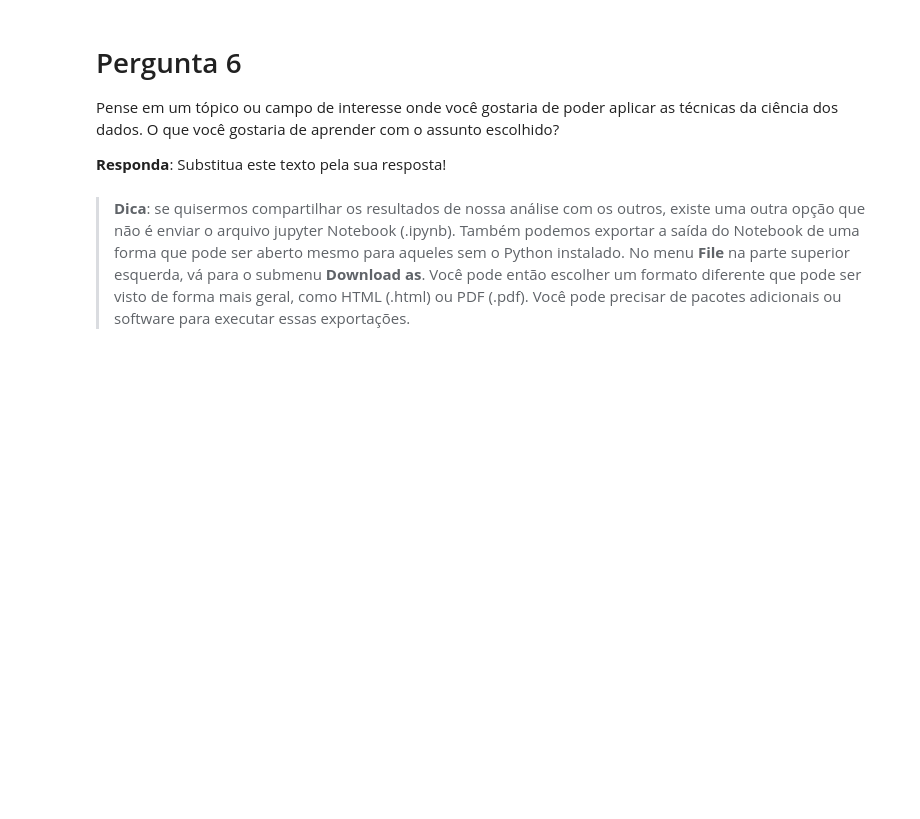
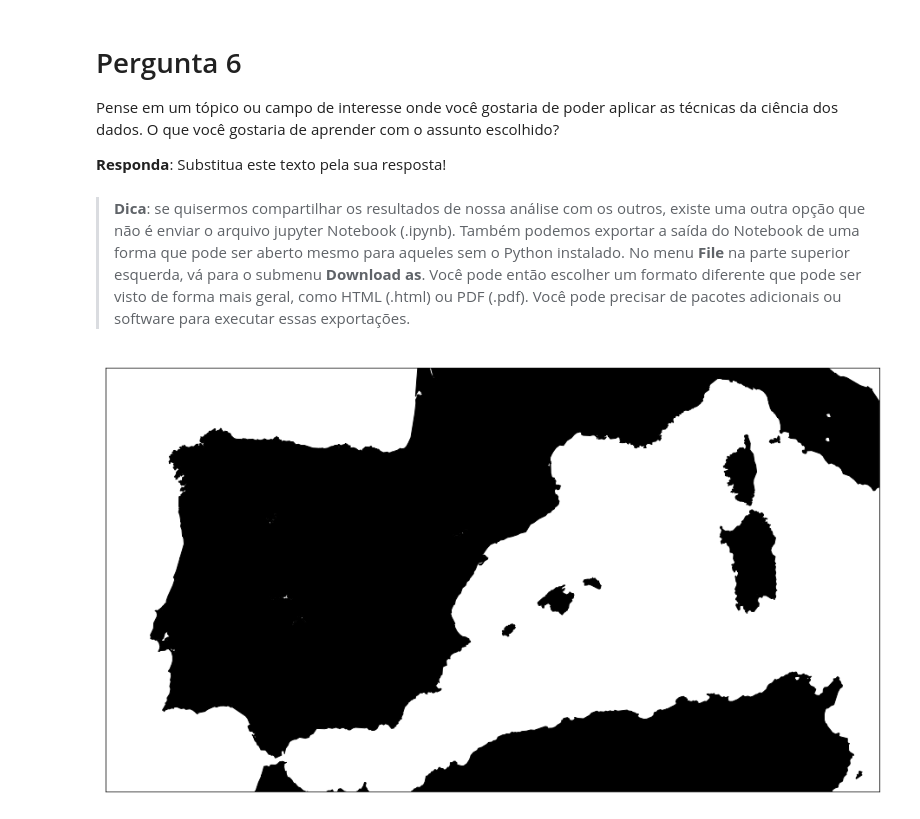
Before and after one commit to jpventura/BikeShareAnalysis, a Jupyter notebook: Analise_Bay_Area_Bike_Share-NDFDSI.ipynb, the cells around one changed output. Drawn from its saved outputs; the diff is of its cells as text; code cells hidden in the pictures; blank space fills up the shorter version.

```diff
--- a/Analise_Bay_Area_Bike_Share-NDFDSI.ipynb
+++ b/Analise_Bay_Area_Bike_Share-NDFDSI.ipynb
@@ -489,3 +394,24 @@ Pense em um tópico ou campo de interesse onde você gostaria de poder aplicar a
 **Responda**: Substitua este texto pela sua resposta!
 # %% [markdown]
 > **Dica**: se quisermos compartilhar os resultados de nossa análise com os outros, existe uma outra opção que não é enviar o arquivo jupyter Notebook (.ipynb). Também podemos exportar a saída do Notebook de uma forma que pode ser aberto mesmo para aqueles sem o Python instalado. No menu **File** na parte superior esquerda, vá para o submenu **Download as**. Você pode então escolher um formato diferente que pode ser visto de forma mais geral, como HTML (.html) ou PDF (.pdf). Você pode precisar de pacotes adicionais ou software para executar essas exportações.
+# %%
+plt.figure(figsize=(16, 9))
+
+atlas = Basemap(
+    llcrnrlon=-10.5,
+    llcrnrlat=35,
+    urcrnrlon=14.,
+    urcrnrlat=44.,
+    resolution='i',
+    projection='tmerc',
+    lat_0 = 39.5,
+    lon_0 = -3.25
+)
+
+# atlas.drawmapboundary(fill_color='#ffffff')
+atlas.fillcontinents(color='#000000',lake_color='#ffffff')
+atlas.drawcoastlines()
+
+plt.show()
+# %% [output]
+[figure, added]
```
Also changed, not shown: parts of 47 cells of this notebook, 2 other files.
